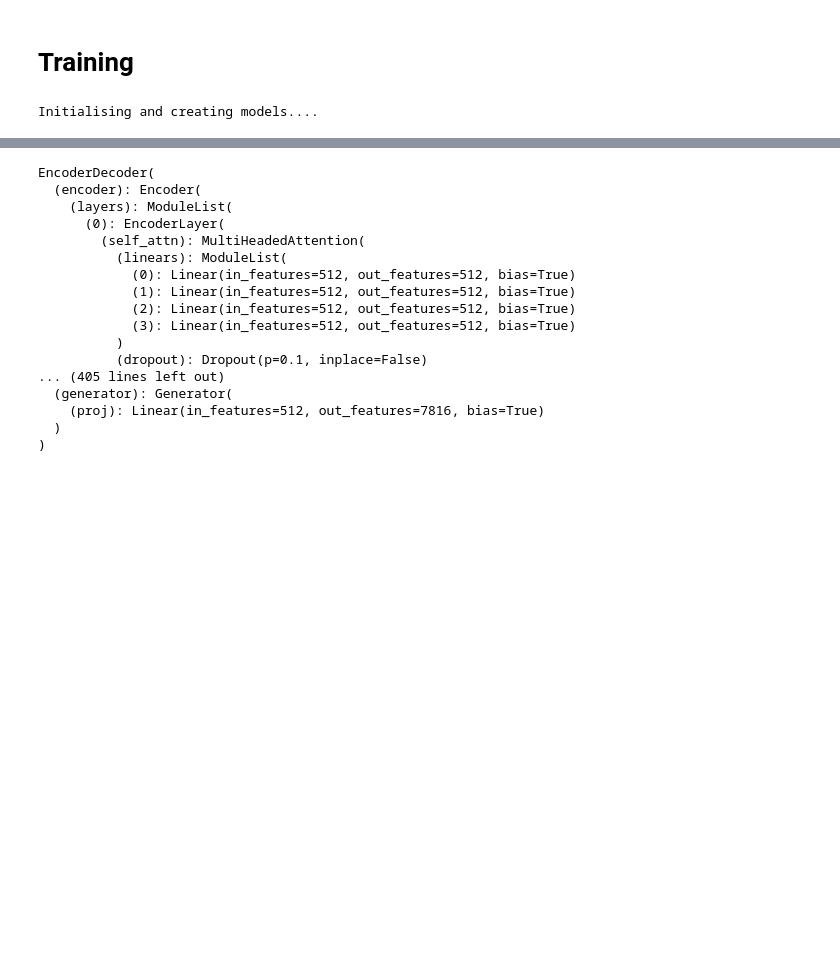
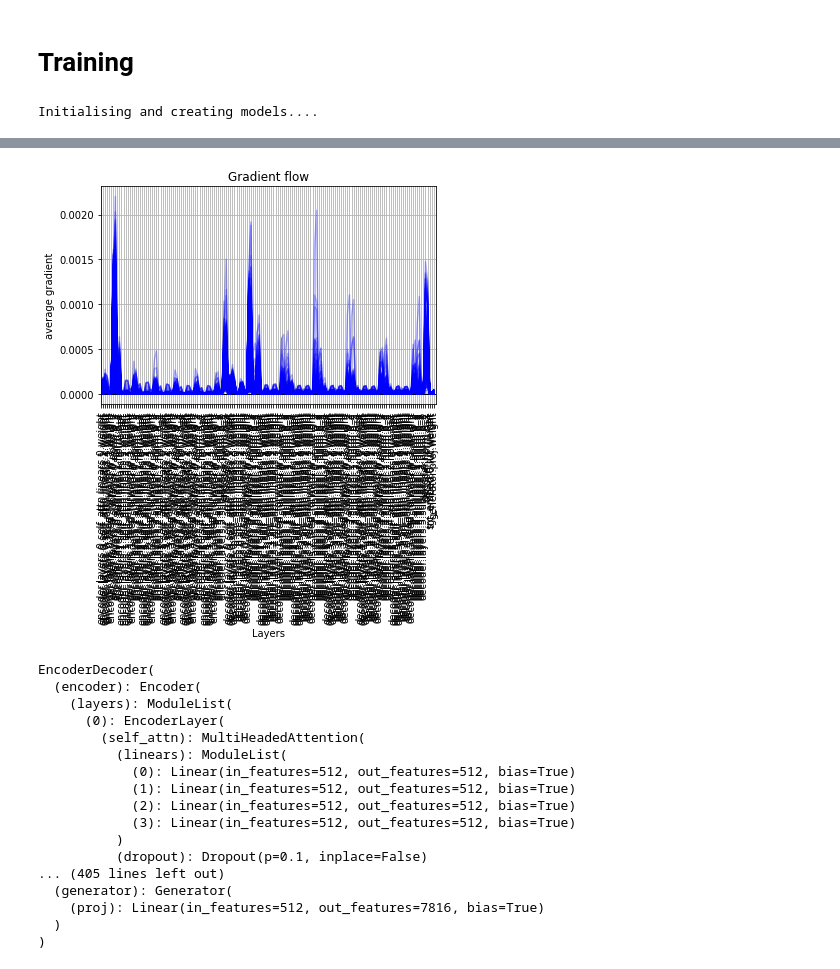
Before and after one commit to deepak4669/Conversational-Agents, a Jupyter notebook: Dialog Systems/Colab-Notebooks/transformer_cornell.ipynb, the cells around one changed output, grey strips where cells are left out. Saved outputs shown, nothing was run; the diff lists cells and outputs as text; code cells hidden in the pictures; blank space fills up the shorter version.

```diff
--- a/Dialog Systems/Colab-Notebooks/transformer_cornell.ipynb
+++ b/Dialog Systems/Colab-Notebooks/transformer_cornell.ipynb
@@ -462,7 +461,7 @@ class Generator(nn.Module):
         self.proj = nn.Linear(d_model, vocab)
 
     def forward(self, x):
-        return F.log_softmax(self.proj(x), dim=-1)
+        return self.proj(x)
 # %%
 def clones(module, N):
     "Produce N identical layers."
@@ -1018,7 +1022,7 @@ class LabelSmoothing(nn.Module):
     "Implement label smoothing."
     def __init__(self, size, padding_idx, smoothing=0.0):
         super(LabelSmoothing, self).__init__()
-        self.criterion = nn.KLDivLoss(size_average=False)
+        self.criterion = nn.CrossEntropyLoss(size_average=False)
         self.padding_idx = padding_idx
         self.confidence = 1.0 - smoothing
         self.smoothing = smoothing
@@ -1036,27 +1040,34 @@ class LabelSmoothing(nn.Module):
         if mask.dim() > 0:
             true_dist.index_fill_(0, mask.squeeze(), 0.0)
         self.true_dist = true_dist
+        print(true_dist)
         return self.criterion(x, Variable(true_dist, requires_grad=False))
 # %%
+
 class SimpleLossCompute:
     "A simple loss compute and train function."
     def __init__(self, generator, criterion, opt=None):
         self.generator = generator
-        self.criterion = criterion
+        self.criterion = nn.CrossEntropyLoss()
         self.opt = opt
 
     def __call__(self, x, y, norm):
         x = self.generator(x)
+        sentence_length=x.size()[1]
 #         print(str(x.size())+" "+str(y.size()))
+        f1_score=F1_score(x,y)
+#         ppl=perplexity(x,y)
+
         loss = self.criterion(x.contiguous().view(-1, x.size(-1)),
-                              y.contiguous().view(-1)) / norm
+                              y.contiguous().view(-1))
         loss.backward()
-        _=nn.utils.clip_grad_norm_(model.parameters(),10)
+        _=nn.utils.clip_grad_norm_(model.parameters(),1.0)
         plot_grad_flow(model.named_parameters())
         if self.opt is not None:
             self.opt.step()
             self.opt.optimizer.zero_grad()
-        return loss.item()* norm
+
+        return loss,f1_score,math.exp((loss.item()*norm.item())/sentence_length)
 # %%
 class NoamOpt:
     "Optim wrapper that implements rate."
@@ -1091,5 +1137,5 @@ def get_std_opt(model):
 # %%
-batches=data_generation(pairs,10,100)
+batches=data_generation(pairs,10,10)
 # %%
 print("Initialising and creating models....")
 V=voc.num_words
@@ -1098,7 +1144,7 @@ t1=time.time()
 criterion = LabelSmoothing(size=V, padding_idx=0, smoothing=0.0)
 
 model=make_model(V,V)
-model.cuda()
+model.to(device)
 
 # model_opt=torch.optim.Adam(model.parameters(),lr=0.0001,betas=(0.9,0.988),eps=1e-9)
 model_opt = NoamOpt(model.src_embed[0].d_model, 1, 400,
@@ -1106,19 +1152,20 @@ model_opt = NoamOpt(model.src_embed[0].d_model, 1, 400,
 print("="*100)
 print("Creating Models took: "+str(time.time()-t1))
 
+save_dir='C:\\Users\\deepa\\Conversational Agents'
+# loadFile=os.path.join(save_dir,'transformer','cornell-movie','2_checkpoint')
+# loadFile="C:\\Users\\deepa\\Conversational Agents\\transformer\\cornell-movie\\1_checkpoint.tar"
+loadFile=None
+
+if(loadFile):
+    checkpoint=torch.load(loadFile)
+    model.load_state_dict(checkpoint['model'])
+    model_opt.optimizer.load_state_dict(checkpoint['opt'])
+
 
 
 model.train()
-for epoch in range(1000):
-    t1=time.time()
-    loss=0
-    for i in range(100):
-        current_batch=batches[i]
-        loss_val=run_epoch(current_batch,model,SimpleLossCompute(model.generator, criterion, model_opt))
-        loss+=loss_val
-    print("Epoch: "+str(epoch)+" Loss Value: "+str(loss/100))
-    print("Time taken: "+str(time.time()-t1))
-    print("-"*80)
+training(batches,model,100,10,criterion,model_opt,loadFile)
 # %% [output]
 Initialising and creating models....
 ====================================================================================================
@@ -1141,3 +1188,4 @@ Time taken: 106.5367956161499
+[figure, added]
 # %%
 def greedy_decode(model, src, src_mask, max_len, start_symbol):
     memory = model.encode(src, src_mask)
```
Also changed, not shown: parts of 12 cells of this notebook.
